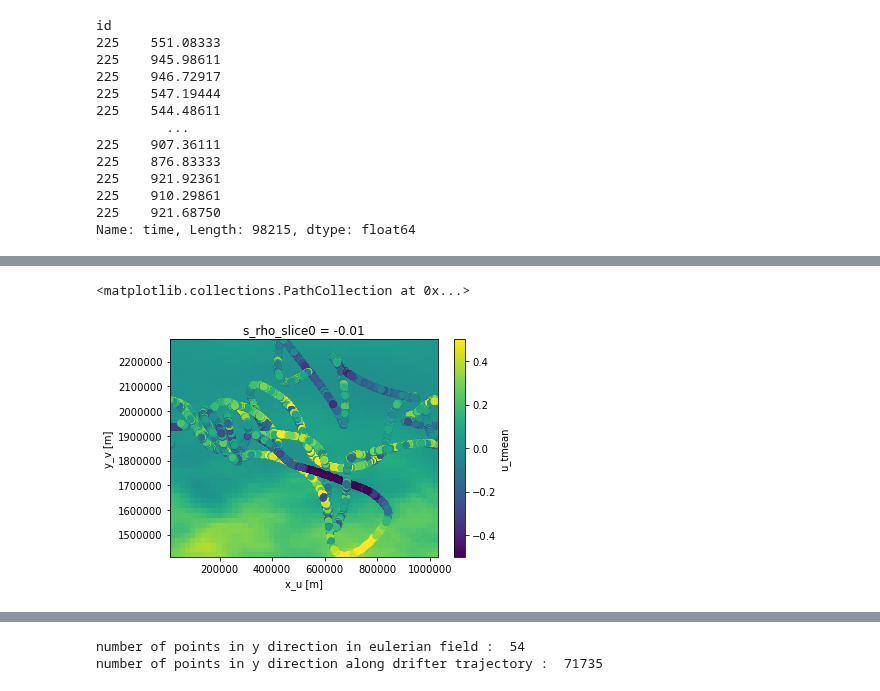
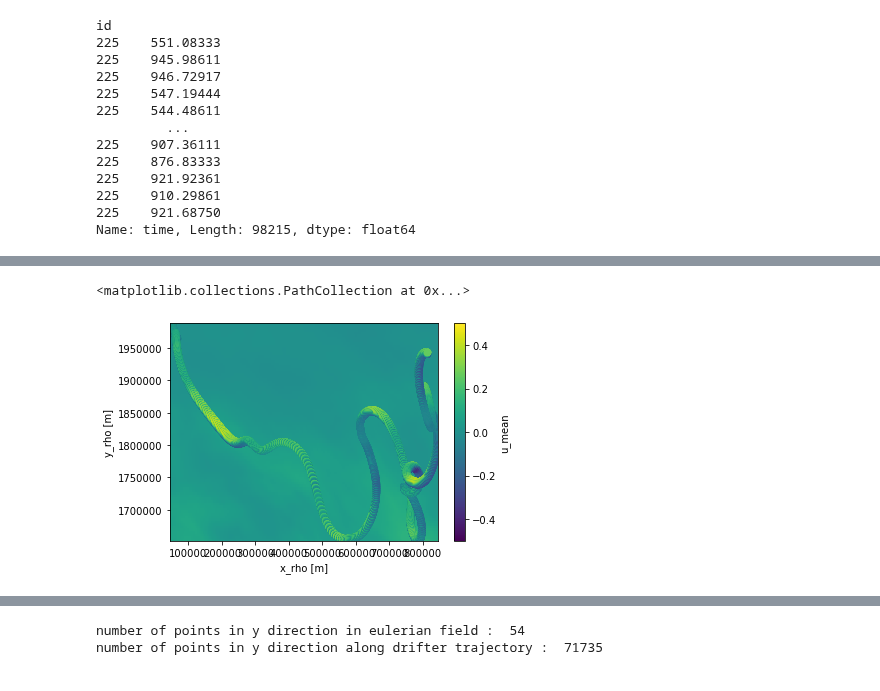
Before and after one commit to zcasparco/equinox_phd, a Jupyter notebook: idealized_simulations/Avg_Interpolation.ipynb, the cells around one changed output, grey strips where cells are left out. Drawn from its saved outputs; the diff is of its cells as text; code cells hidden in the pictures.

```diff
--- a/idealized_simulations/Avg_Interpolation.ipynb
+++ b/idealized_simulations/Avg_Interpolation.ipynb
@@ -39,7 +39,7 @@ client
 # %%
 root_path = '/home/datawork-lops-osi/equinox/jetn/'#old/'
 #root_path = '/home1/datawork/slgentil/'#jet_cfg1_wp75_4km_1500a2000j_floats_lev50
-run = 'jet_cfg1_wp8_m1a1_4km_500a1000j/'#'jet_cfg1_wp75_4km_1500a2000j_itide/'
+run = 'jet_cfg1_wp6_m1a1_4km_500a1000j/'#'jet_cfg1_wp75_4km_1500a2000j_itide/'
 # %% [markdown]
 ### Load eulerian field average
 # %%
@@ -88,2 +87,0 @@ id
-# %%
-dr.df = dr.df.repartition(npartitions=100).persist()
@@ -127,7 +132,7 @@ df.sort_values('time').diff()
 # %%
 # Visu
-eulerian_field.u_tmean.sel(x_rho=slice(df.x.min()*1e3,df.x.max()*1e3),y_rho=slice(df.y.min()*1e3,df.y.max()*1e3)).plot(vmin=-0.5,vmax=0.5,zorder=-1)
-plt.scatter(df.x*1e3,df.y*1e3,c=df.u,vmin=-0.5,vmax=0.5)
+eulerian_field.u_mean.sel(x_rho=slice(df.x.min()*1e3,dfg.x.max()*1e3),y_rho=slice(dfg.y.min()*1e3,dfg.y.max()*1e3)).plot(vmin=-0.5,vmax=0.5,zorder=-1)
+plt.scatter(dfg.x*1e3,dfg.y*1e3,c=dfg.u,vmin=-0.5,vmax=0.5)
 # %% [output]
 <matplotlib.collections.PathCollection at 0x...>
-[figure, old version]
+[figure, new version]
```
Also changed, not shown: parts of 29 cells of this notebook, 1 other file.
